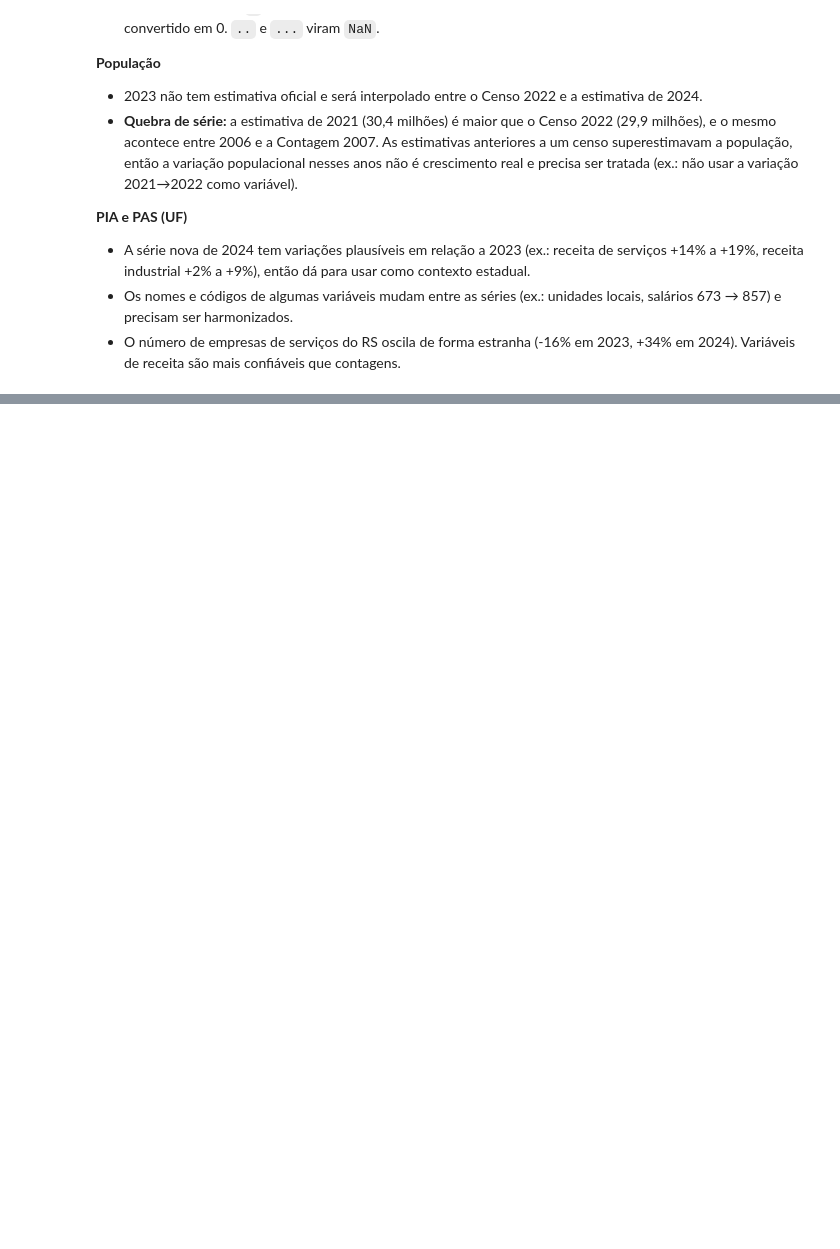
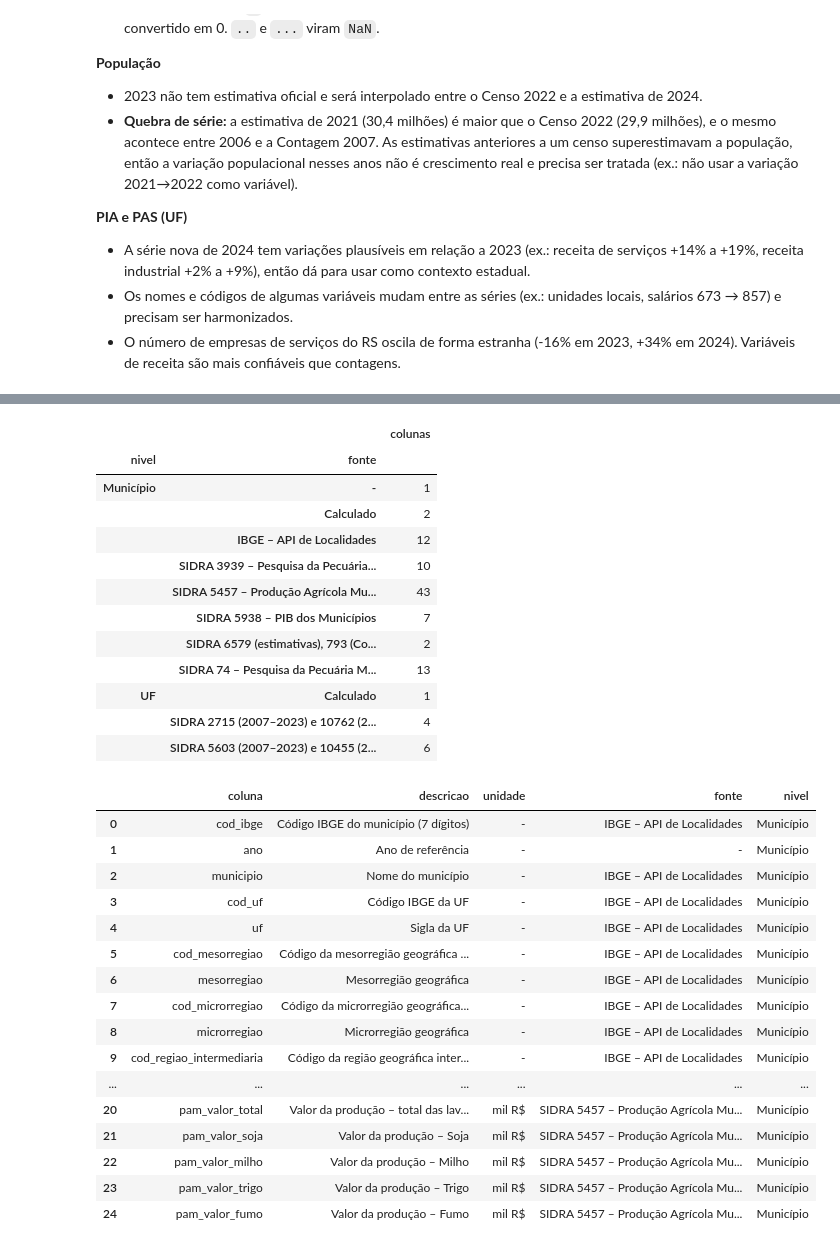
Before and after one commit to MatheuzinDev/Trabalho-Ciencia-Dados-AV2, a Jupyter notebook: notebooks/01_coleta_integracao.ipynb, the cells around one changed output, grey strips where cells are left out. Drawn from its saved outputs; the diff is of its cells as text; code cells hidden in the pictures; blank space fills up the shorter version.

```diff
--- a/notebooks/01_coleta_integracao.ipynb
+++ b/notebooks/01_coleta_integracao.ipynb
@@ -452,0 +474,10 @@ pas_cmp
+# %%
+from src import integracao
+
+painel, dicionario = integracao.monta_painel()
+integracao.salva(painel, dicionario)
+
+print(f"Painel: {painel.shape[0]:,} linhas × {painel.shape[1]} colunas")
+print(f"Municípios: {painel['cod_ibge'].nunique()} | anos: {painel['ano'].min()}–{painel['ano'].max()}")
+print(f"Duplicados (cod_ibge, ano): {painel.duplicated(['cod_ibge', 'ano']).sum()}")
+painel.head()
@@ -452,0 +580,34 @@ pas_cmp
+# %%
+display(dicionario.groupby(["nivel", "fonte"]).size().rename("colunas").to_frame())
+dicionario.head(25)
+# %% [output]
+|  |  | colunas |
+| nivel | fonte |  |
+| Município | - | 1 |
+|  | Calculado | 2 |
+|  | IBGE – API de Localidades | 12 |
+|  | SIDRA 3939 – Pesquisa da Pecuária... | 10 |
+|  | SIDRA 5457 – Produção Agrícola Mu... | 43 |
+|  | SIDRA 5938 – PIB dos Municípios | 7 |
+|  | SIDRA 6579 (estimativas), 793 (Co... | 2 |
+|  | SIDRA 74 – Pesquisa da Pecuária M... | 13 |
+| UF | Calculado | 1 |
+|  | SIDRA 2715 (2007–2023) e 10762 (2... | 4 |
+|  | SIDRA 5603 (2007–2023) e 10455 (2... | 6 |
+|  | coluna | descricao | unidade | fonte | nivel |
+| 0 | cod_ibge | Código IBGE do município (7 dígitos) | - | IBGE – API de Localidades | Município |
+| 1 | ano | Ano de referência | - | - | Município |
+| 2 | municipio | Nome do município | - | IBGE – API de Localidades | Município |
+| 3 | cod_uf | Código IBGE da UF | - | IBGE – API de Localidades | Município |
+| 4 | uf | Sigla da UF | - | IBGE – API de Localidades | Município |
+| 5 | cod_mesorregiao | Código da mesorregião geográfica ... | - | IBGE – API de Localidades | Município |
+| 6 | mesorregiao | Mesorregião geográfica | - | IBGE – API de Localidades | Município |
+| 7 | cod_microrregiao | Código da microrregião geográfica... | - | IBGE – API de Localidades | Município |
+| 8 | microrregiao | Microrregião geográfica | - | IBGE – API de Localidades | Município |
+| 9 | cod_regiao_intermediaria | Código da região geográfica inter... | - | IBGE – API de Localidades | Município |
+| ... | ... | ... | ... | ... | ... |
+| 20 | pam_valor_total | Valor da produção – total das lav... | mil R$ | SIDRA 5457 – Produção Agrícola Mu... | Município |
+| 21 | pam_valor_soja | Valor da produção – Soja | mil R$ | SIDRA 5457 – Produção Agrícola Mu... | Município |
+| 22 | pam_valor_milho | Valor da produção – Milho | mil R$ | SIDRA 5457 – Produção Agrícola Mu... | Município |
+| 23 | pam_valor_trigo | Valor da produção – Trigo | mil R$ | SIDRA 5457 – Produção Agrícola Mu... | Município |
+| 24 | pam_valor_fumo | Valor da produção – Fumo | mil R$ | SIDRA 5457 – Produção Agrícola Mu... | Município |
```
Also changed, not shown: parts of 14 cells of this notebook, 3 other files.
